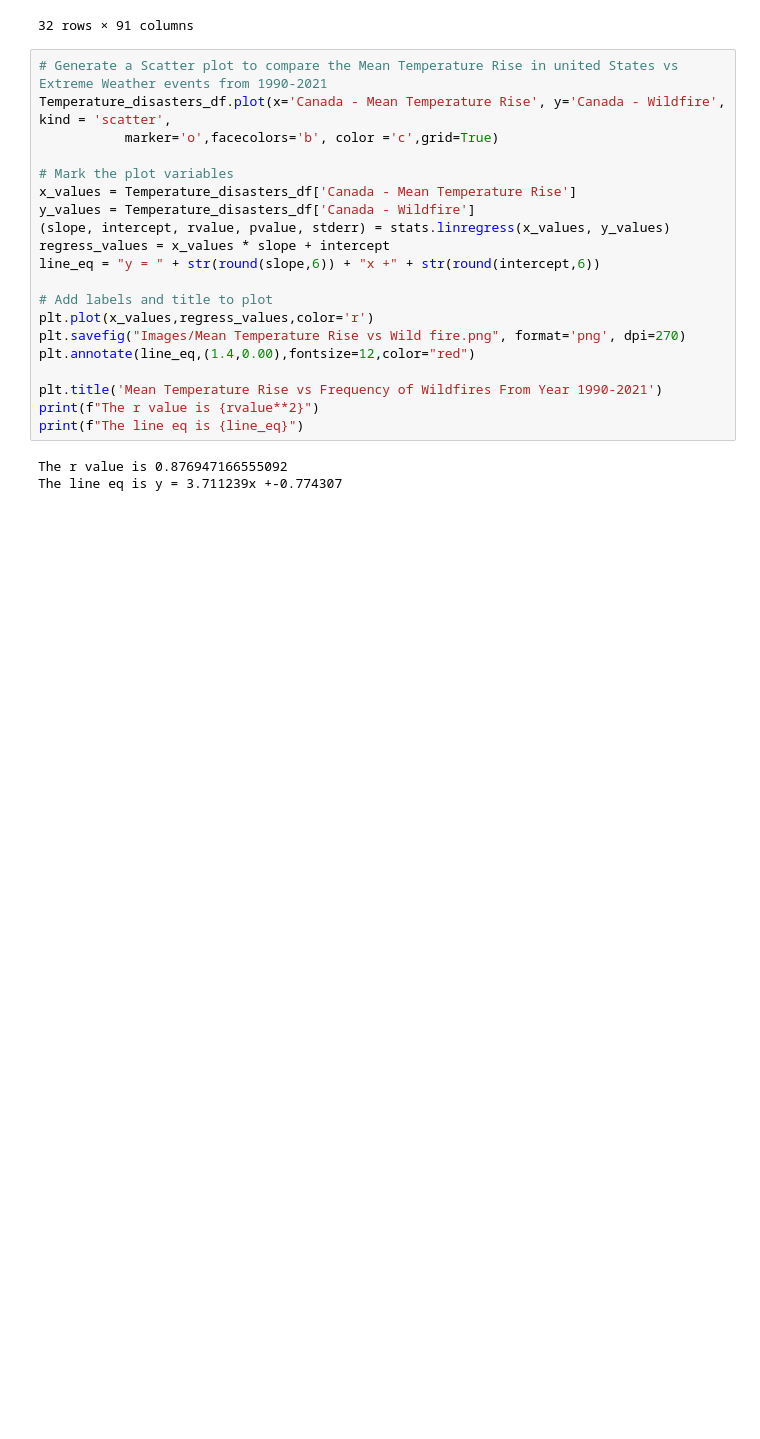
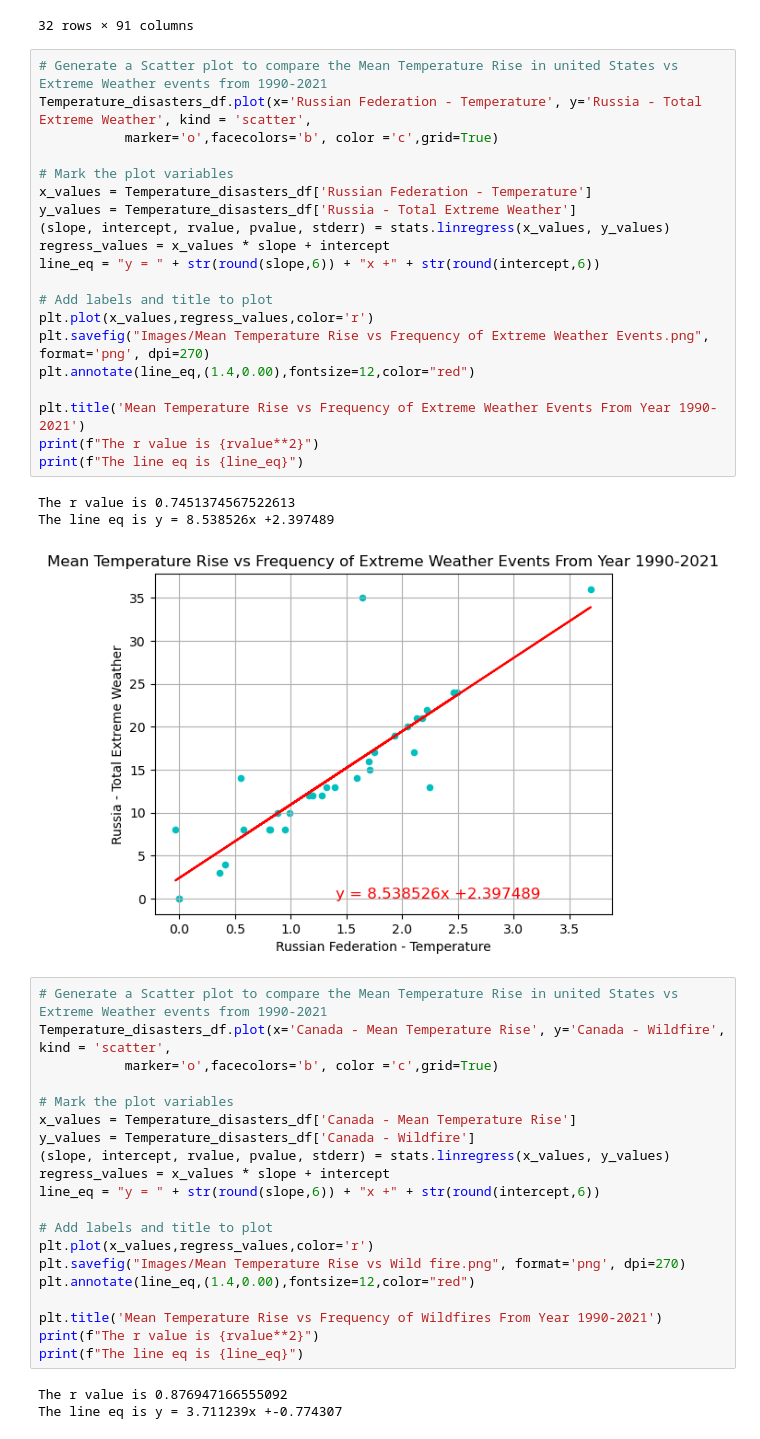
Before and after one commit to vivsarraf/Global-Warming, a Jupyter notebook: WeatherPatterns.ipynb, the cells around one changed output. Drawn from its saved outputs; the diff is of its cells as text; blank space fills up the shorter version.

Commit message:
Updated Scatter plot

```diff
--- a/WeatherPatterns.ipynb
+++ b/WeatherPatterns.ipynb
@@ -206,6 +206,30 @@ Temperature_disasters_df
 | 30 | 2020 | 1.416 | 6 | 4 | 8 | ... |
 | 31 | 2021 | 0.629 | 6 | 4 | 7 | ... |
 32 rows × 91 columns
+# %%
+# Generate a Scatter plot to compare the Mean Temperature Rise in united States vs Extreme Weather events from 1990-2021
+Temperature_disasters_df.plot(x='Russian Federation - Temperature', y='Russia - Total Extreme Weather', kind = 'scatter',
+           marker='o',facecolors='b', color ='c',grid=True)
+
+# Mark the plot variables
+x_values = Temperature_disasters_df['Russian Federation - Temperature']
+y_values = Temperature_disasters_df['Russia - Total Extreme Weather']
+(slope, intercept, rvalue, pvalue, stderr) = stats.linregress(x_values, y_values)
+regress_values = x_values * slope + intercept
+line_eq = "y = " + str(round(slope,6)) + "x +" + str(round(intercept,6))
+
+# Add labels and title to plot
+plt.plot(x_values,regress_values,color='r')
+plt.savefig("Images/Mean Temperature Rise vs Frequency of Extreme Weather Events.png", format='png', dpi=270)
+plt.annotate(line_eq,(1.4,0.00),fontsize=12,color="red")
+
+plt.title('Mean Temperature Rise vs Frequency of Extreme Weather Events From Year 1990-2021')
+print(f"The r value is {rvalue**2}")
+print(f"The line eq is {line_eq}")
+# %% [output]
+The r value is 0.7451374567522613
+The line eq is y = 8.538526x +2.397489
+[figure, added]
 # %%
 # Generate a Scatter plot to compare the Mean Temperature Rise in united States vs Extreme Weather events from 1990-2021
 Temperature_disasters_df.plot(x='Canada - Mean Temperature Rise', y='Canada - Wildfire', kind = 'scatter',
```
Also changed, not shown: parts of 5 cells of this notebook, 4 other files.
